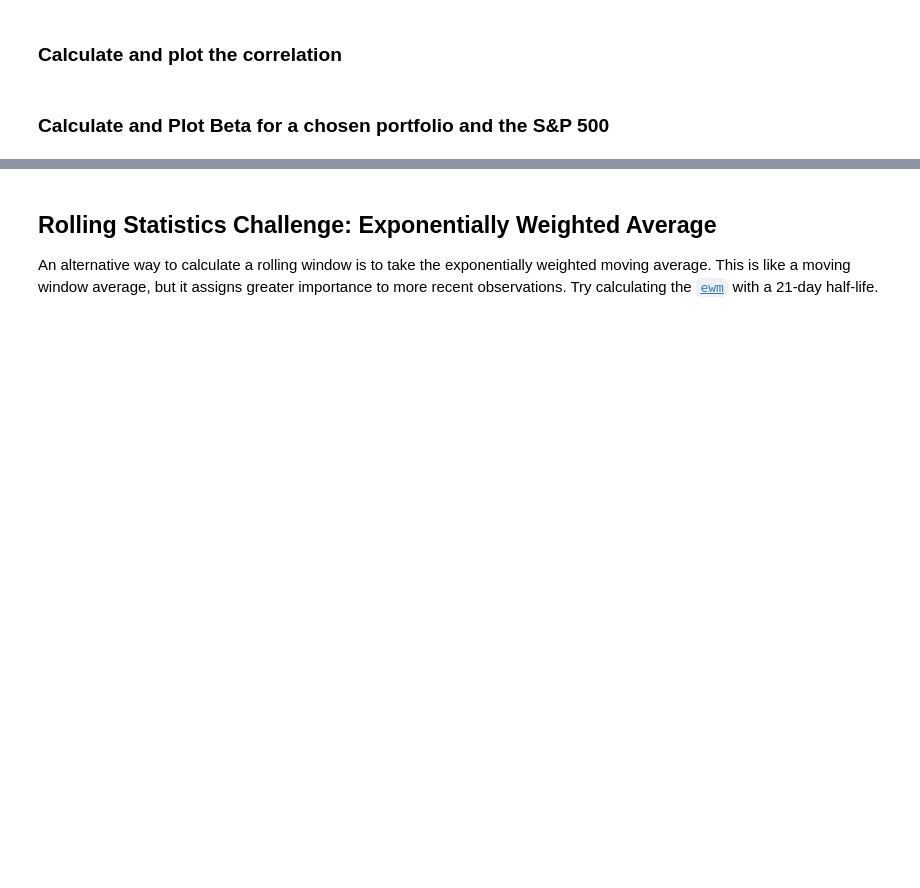
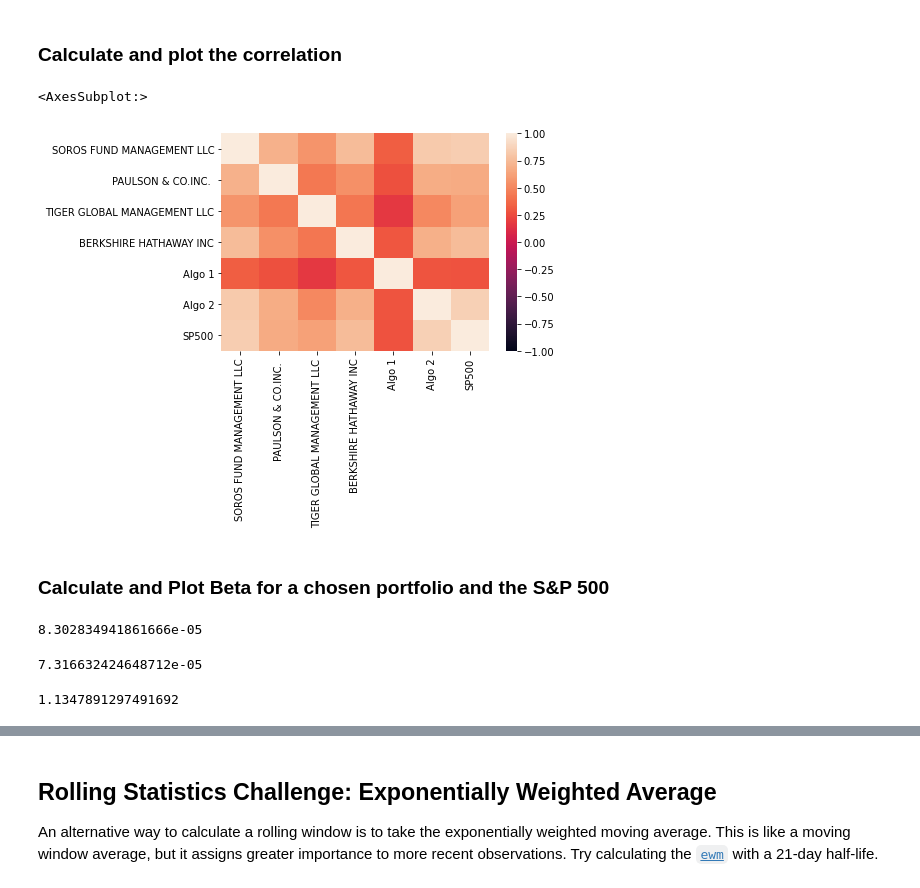
Before and after one commit to Luke-Mac/whale_off_portfolio, a Jupyter notebook: whale_analysis.ipynb, the cells around one changed output, grey strips where cells are left out. Cells and saved outputs as stored; diff of their text form; code cells hidden in the pictures; blank space fills up the shorter version.

Commit message:
Update to my portfolio

```diff
--- a/whale_analysis.ipynb
+++ b/whale_analysis.ipynb
@@ -301,15 +303,30 @@ rolling_21_day_std.plot(figsize=(25,10), title="Rolling 21 Day Standard Deviatio
 ### Calculate and plot the correlation
 # %%
 # Calculate the correlation
-
+price_correlation = combined_df.corr()
+#price_correlation
 # Display de correlation matrix
+sns.heatmap(price_correlation, vmin=-1, vmax=1)
+# %% [output]
+<AxesSubplot:>
+[figure, added]
 # %% [markdown]
 ### Calculate and Plot Beta for a chosen portfolio and the S&P 500
+# %%
+# Calculate covariance of a single portfolio
+berkshire_covariance = combined_df['BERKSHIRE HATHAWAY INC'].cov(combined_df['SP500'])
+berkshire_covariance
+# %% [output]
+8.302834941861666e-05
 # %%
-# Calculate covariance of a single portfolio
-
 # Calculate variance of S&P 500
-
-# Computing beta
-
-# Plot beta trend
+variance = combined_df['SP500'].var()
+variance
+# %% [output]
+7.316632424648712e-05
+# %%
+# Computing beta
+berkshire_beta = berkshire_covariance / variance
+berkshire_beta
+# %% [output]
+1.1347891297491692
```
Also changed, not shown: parts of 17 cells of this notebook.
